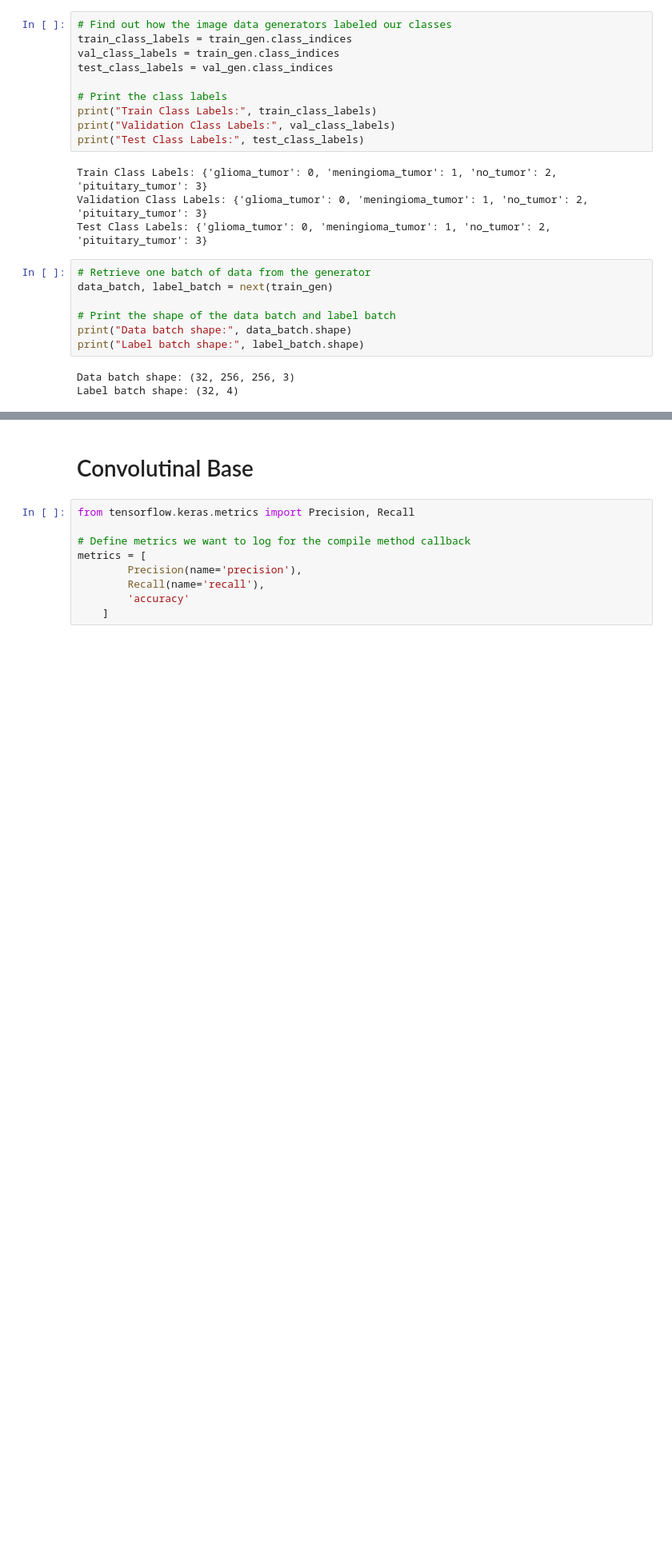
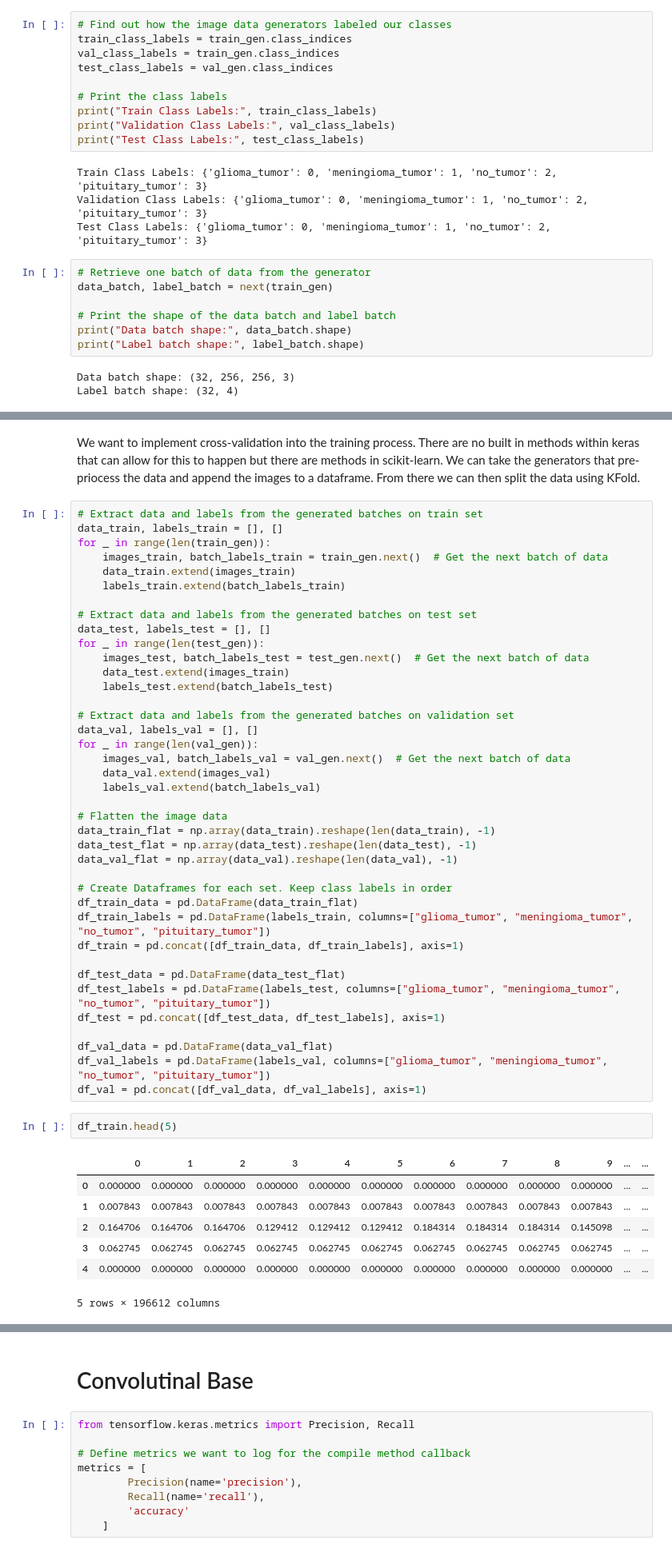
Before and after one commit to cristopher-d-delgado/brain_tumor_classification, a Jupyter notebook: notebook.ipynb, the cells around one changed output, grey strips where cells are left out. Shown: that part at 80% size. Saved outputs shown, nothing was run; the diff lists cells and outputs as text; blank space fills up the shorter version.

```diff
--- a/notebook.ipynb
+++ b/notebook.ipynb
@@ -111,0 +108,51 @@ ValueError: The truth value of an array with more than one element is ambiguous.
+# %% [markdown]
+We want to implement cross-validation into the training process. There are no built in methods within keras that can allow for this to happen but there are methods in scikit-learn. We can take the generators that pre-priocess the data and append the images to a dataframe. From there we can then split the data using KFold.
+# %%
+# Extract data and labels from the generated batches on train set
+data_train, labels_train = [], []
+for _ in range(len(train_gen)):
+    images_train, batch_labels_train = train_gen.next()  # Get the next batch of data
+    data_train.extend(images_train)
+    labels_train.extend(batch_labels_train)
+
+# Extract data and labels from the generated batches on test set
+data_test, labels_test = [], []
+for _ in range(len(test_gen)):
+    images_test, batch_labels_test = test_gen.next()  # Get the next batch of data
+    data_test.extend(images_train)
+    labels_test.extend(batch_labels_test)
+
+# Extract data and labels from the generated batches on validation set
+data_val, labels_val = [], []
+for _ in range(len(val_gen)):
+    images_val, batch_labels_val = val_gen.next()  # Get the next batch of data
+    data_val.extend(images_val)
+    labels_val.extend(batch_labels_val)
+
+# Flatten the image data
+data_train_flat = np.array(data_train).reshape(len(data_train), -1)
+data_test_flat = np.array(data_test).reshape(len(data_test), -1)
+data_val_flat = np.array(data_val).reshape(len(data_val), -1)
+
+# Create Dataframes for each set. Keep class labels in order
+df_train_data = pd.DataFrame(data_train_flat)
+df_train_labels = pd.DataFrame(labels_train, columns=["glioma_tumor", "meningioma_tumor", "no_tumor", "pituitary_tumor"])
+df_train = pd.concat([df_train_data, df_train_labels], axis=1)
+
+df_test_data = pd.DataFrame(data_test_flat)
+df_test_labels = pd.DataFrame(labels_test, columns=["glioma_tumor", "meningioma_tumor", "no_tumor", "pituitary_tumor"])
+df_test = pd.concat([df_test_data, df_test_labels], axis=1)
+
+df_val_data = pd.DataFrame(data_val_flat)
+df_val_labels = pd.DataFrame(labels_val, columns=["glioma_tumor", "meningioma_tumor", "no_tumor", "pituitary_tumor"])
+df_val = pd.concat([df_val_data, df_val_labels], axis=1)
+# %%
+df_train.head(5)
+# %% [output]
+|  | 0 | 1 | 2 | 3 | 4 | 5 | 6 | 7 | 8 | 9 | ... | ... |
+| 0 | 0.000000 | 0.000000 | 0.000000 | 0.000000 | 0.000000 | 0.000000 | 0.000000 | 0.000000 | 0.000000 | 0.000000 | ... | ... |
+| 1 | 0.007843 | 0.007843 | 0.007843 | 0.007843 | 0.007843 | 0.007843 | 0.007843 | 0.007843 | 0.007843 | 0.007843 | ... | ... |
+| 2 | 0.164706 | 0.164706 | 0.164706 | 0.129412 | 0.129412 | 0.129412 | 0.184314 | 0.184314 | 0.184314 | 0.145098 | ... | ... |
+| 3 | 0.062745 | 0.062745 | 0.062745 | 0.062745 | 0.062745 | 0.062745 | 0.062745 | 0.062745 | 0.062745 | 0.062745 | ... | ... |
+| 4 | 0.000000 | 0.000000 | 0.000000 | 0.000000 | 0.000000 | 0.000000 | 0.000000 | 0.000000 | 0.000000 | 0.000000 | ... | ... |
+5 rows × 196612 columns
```
Also changed, not shown: parts of 7 cells of this notebook.
